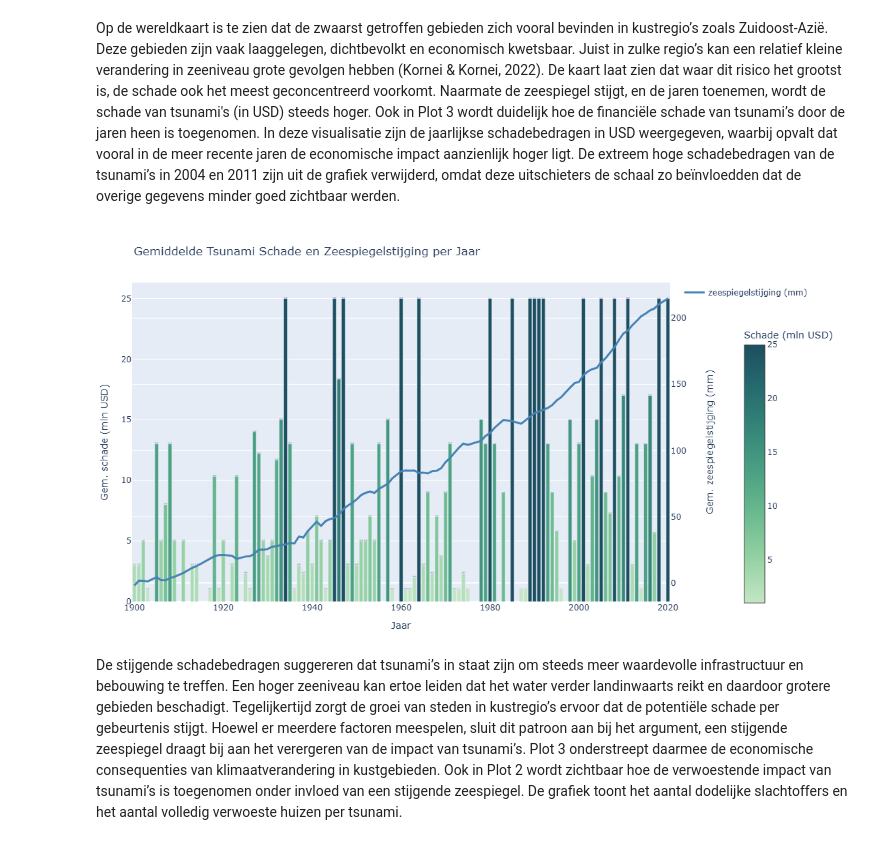
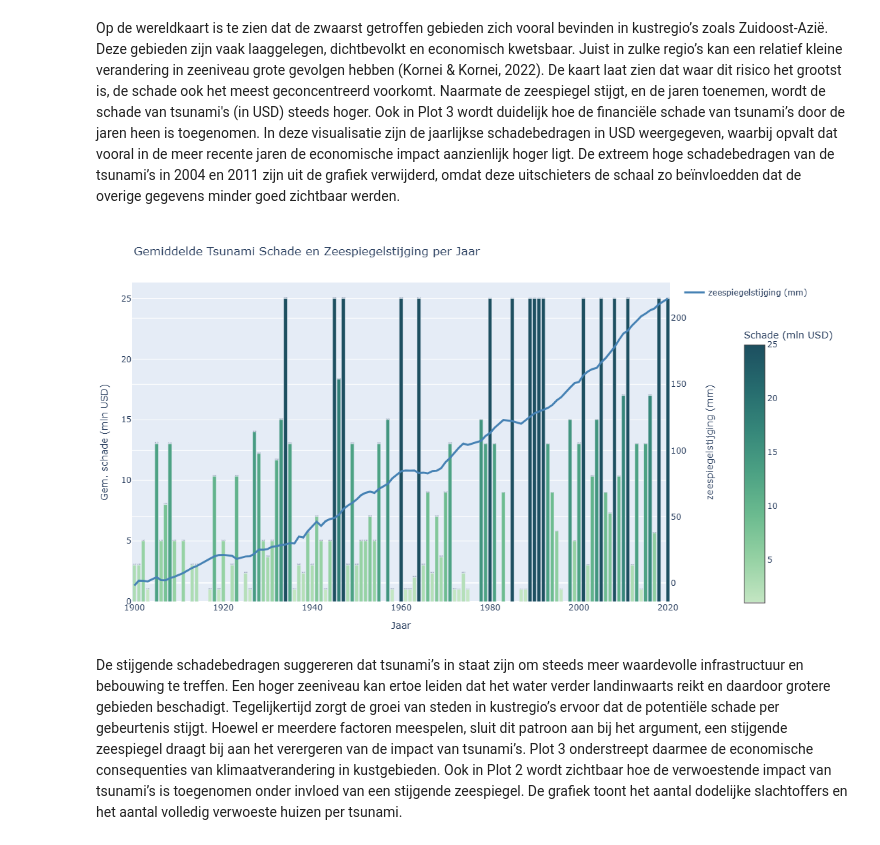
Before and after one commit to roosz/informatievisualisatie, a Jupyter notebook: _build/jupyter_execute/docs/voorindatasory.ipynb, the cells around one changed output. Drawn from its saved outputs; the diff is of its cells as text; code cells hidden in the pictures.

```diff
--- a/_build/jupyter_execute/docs/voorindatasory.ipynb
+++ b/_build/jupyter_execute/docs/voorindatasory.ipynb
@@ -478,35 +478,35 @@ fig.add_trace(go.Scatter(
     mode='lines',
     line=dict(color='steelblue', width=3),
     hoverinfo='none'
 ))
 
 
 fig.update_layout(
     title='Gemiddelde Tsunami Schade en Zeespiegelstijging per Jaar',
     xaxis=dict(title='Jaar'),
     yaxis=dict(
         title='Gem. schade (mln USD)',
         rangemode='tozero'
     ),
 yaxis2=dict(
-    title='Gem. zeespiegelstijging (mm)',
+    title='zeespiegelstijging (mm)',
     overlaying='y',
     side='right',
     rangemode='tozero',
     title_font=dict(
         size=14,
     ),
     title_standoff=30
 ),
 
     height=600,
     width=775,
     margin=dict(l=50, r=70, t=80, b=50)
 )
 
 fig.show()
 # %% [output]
-[figure, old version]
+[figure, new version]
 # %% [markdown]
 De stijgende schadebedragen suggereren dat tsunami’s in staat zijn om steeds meer waardevolle infrastructuur en bebouwing te treffen. Een hoger zeeniveau kan ertoe leiden dat het water verder landinwaarts reikt en daardoor grotere gebieden beschadigt. Tegelijkertijd zorgt de groei van steden in kustregio’s ervoor dat de potentiële schade per gebeurtenis stijgt. Hoewel er meerdere factoren meespelen, sluit dit patroon aan bij het argument, een stijgende zeespiegel draagt bij aan het verergeren van de impact van tsunami’s. Plot 3 onderstreept daarmee de economische consequenties van klimaatverandering in kustgebieden. Ook in Plot 2 wordt zichtbaar hoe de verwoestende impact van tsunami’s is toegenomen onder invloed van een stijgende zeespiegel. De grafiek toont het aantal dodelijke slachtoffers en het aantal volledig verwoeste huizen per tsunami.
 # %%
```
Also changed, not shown: parts of 6 cells of this notebook, 10 other files.
